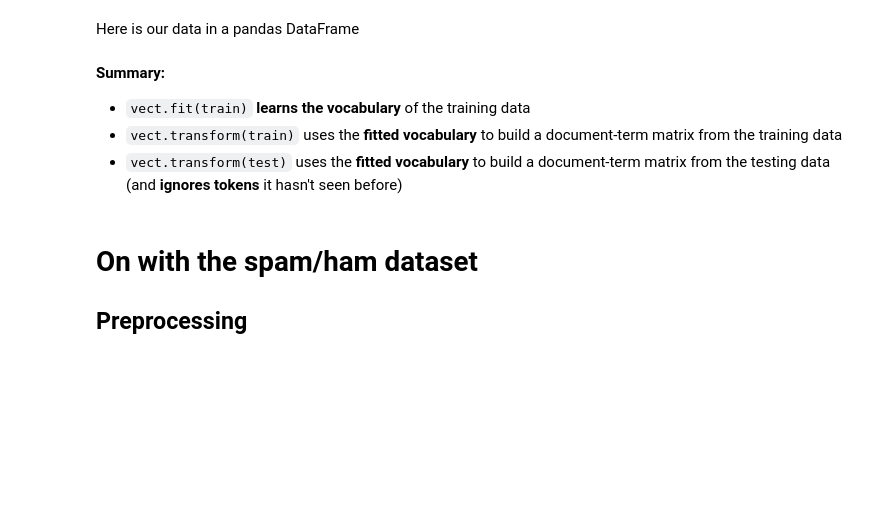
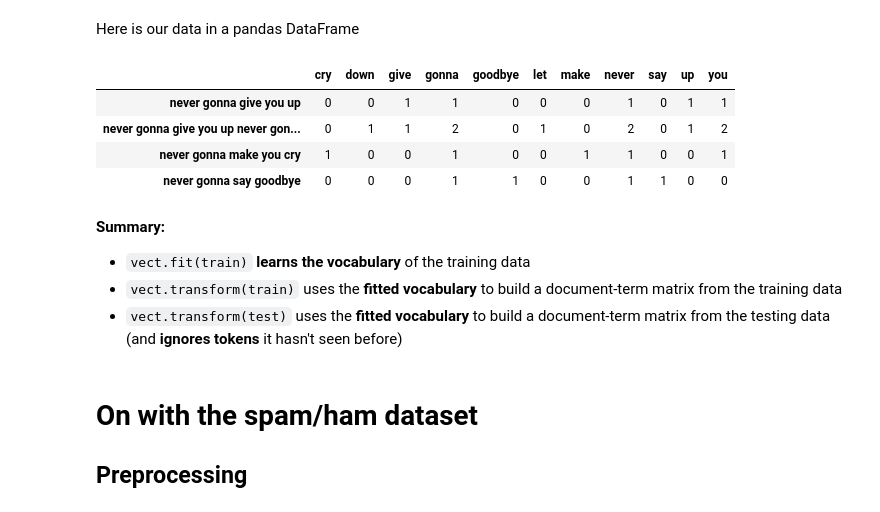
Before and after one commit to uisha/07_nb, a Jupyter notebook: 07 - Naive Bayes.ipynb, the cells around one changed output. Drawn from its saved outputs; the diff is of its cells as text; code cells hidden in the pictures; blank space fills up the shorter version.

```diff
--- a/07 - Naive Bayes.ipynb
+++ b/07 - Naive Bayes.ipynb
@@ -308,7 +454,13 @@ count_dense_matrix
 # %% [markdown]
 Here is our data in a pandas DataFrame
 # %%
-pd.DataFrame(count_dense_matrix, columns=count_vect.get_feature_names(), index=data)
+pd.DataFrame(count_dense_matrix, columns=count_vect.get_feature_names_out(), index=data)
+# %% [output]
+|  | cry | down | give | gonna | goodbye | let | make | never | say | up | you |
+| never gonna give you up | 0 | 0 | 1 | 1 | 0 | 0 | 0 | 1 | 0 | 1 | 1 |
+| never gonna give you up never gon... | 0 | 1 | 1 | 2 | 0 | 1 | 0 | 2 | 0 | 1 | 2 |
+| never gonna make you cry | 1 | 0 | 0 | 1 | 0 | 0 | 1 | 1 | 0 | 0 | 1 |
+| never gonna say goodbye | 0 | 0 | 0 | 1 | 1 | 0 | 0 | 1 | 1 | 0 | 0 |
 # %% [markdown]
 **Summary:**
 
```
Also changed, not shown: parts of 87 cells of this notebook.
